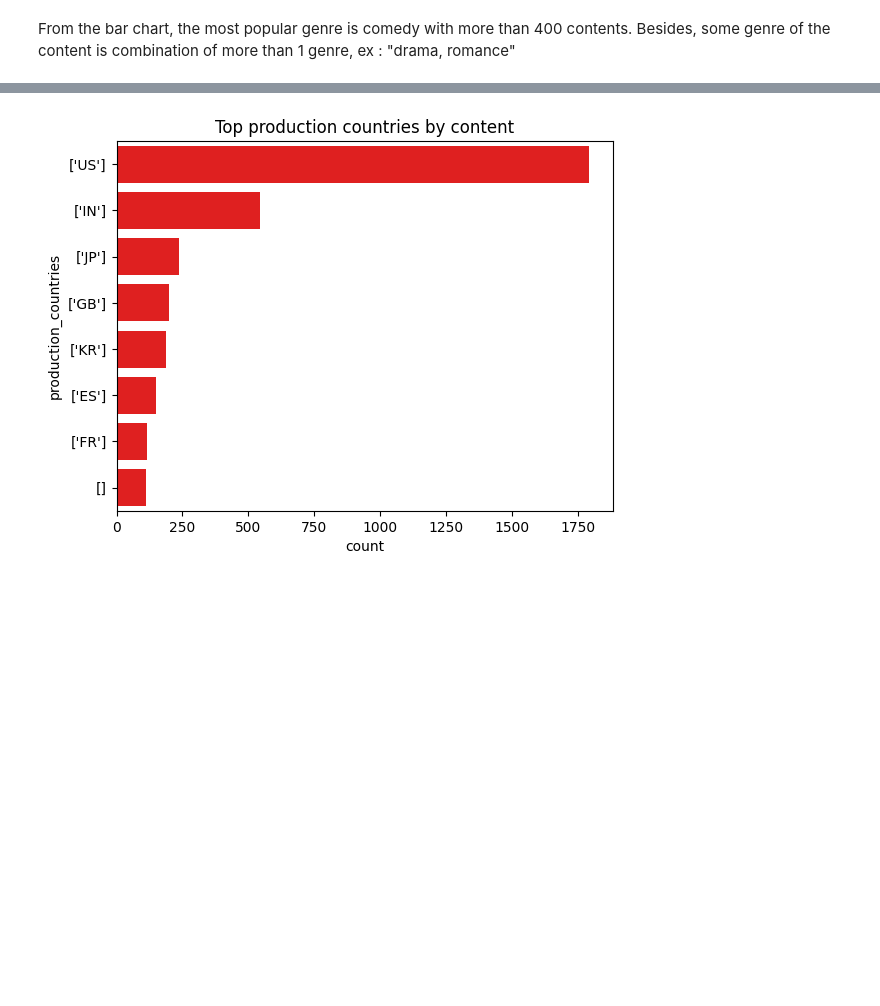
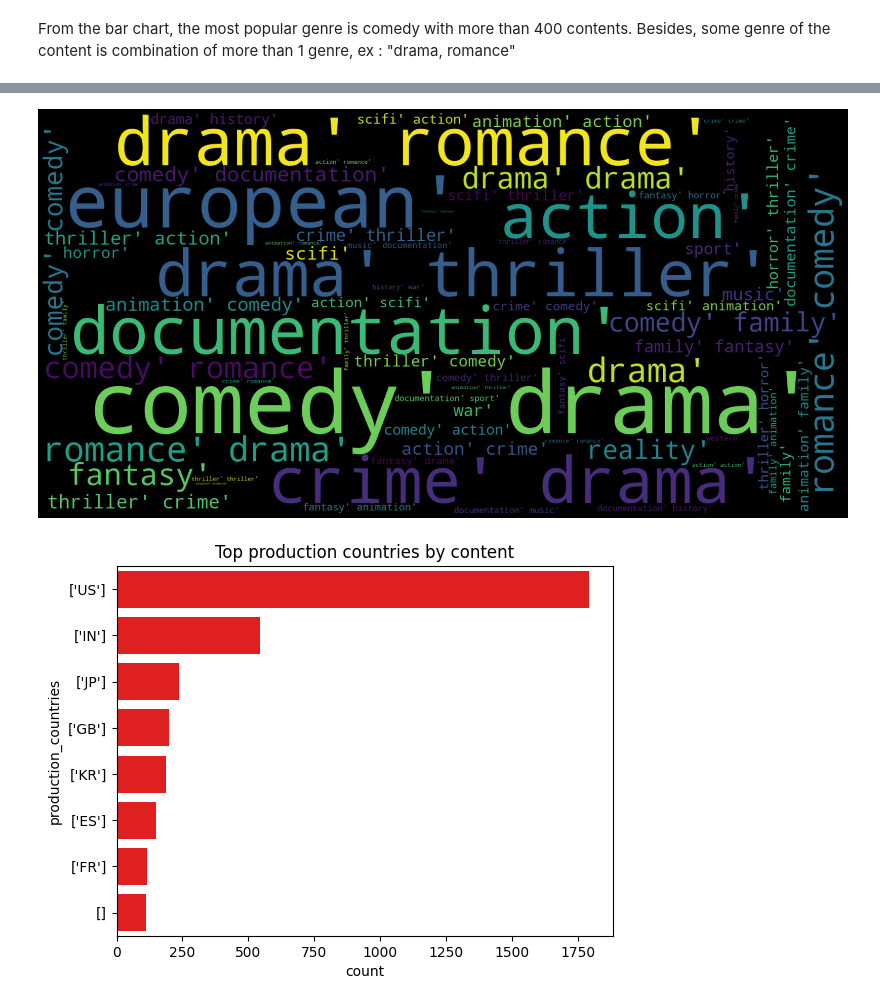
Before and after one commit to julam9/Capstone_project_tetris, a Jupyter notebook: Cleaning & EDA.ipynb, the cells around one changed output, grey strips where cells are left out. Cells and saved outputs as stored; diff of their text form; code cells hidden in the pictures; blank space fills up the shorter version.

```diff
--- a/Cleaning & EDA.ipynb
+++ b/Cleaning & EDA.ipynb
@@ -310,3 +323,18 @@ From the bar chart, the most popular genre is comedy with more than 400 contents
+# %%
+# wordlcoud genre tanpa stopwords
+genre_text = " ".join(gen for gen in df.genres)
+
+# Create and generate a word cloud image:
+wordcloud_genre = WordCloud(width=1600, height=800).generate(genre_text)
+
+# Display the generated image:
+plt.figure(figsize=(20, 10), facecolor="k")
+plt.imshow(wordcloud_genre, interpolation='bilinear')
+plt.axis("off")
+plt.tight_layout(pad=0)
+plt.show()
+# %% [output]
+[figure, added]
 # %%
 # Production country
 prodcountry_count = df['production_countries'].value_counts().reset_index()
```
Also changed, not shown: parts of 7 cells of this notebook, 2 other files.
